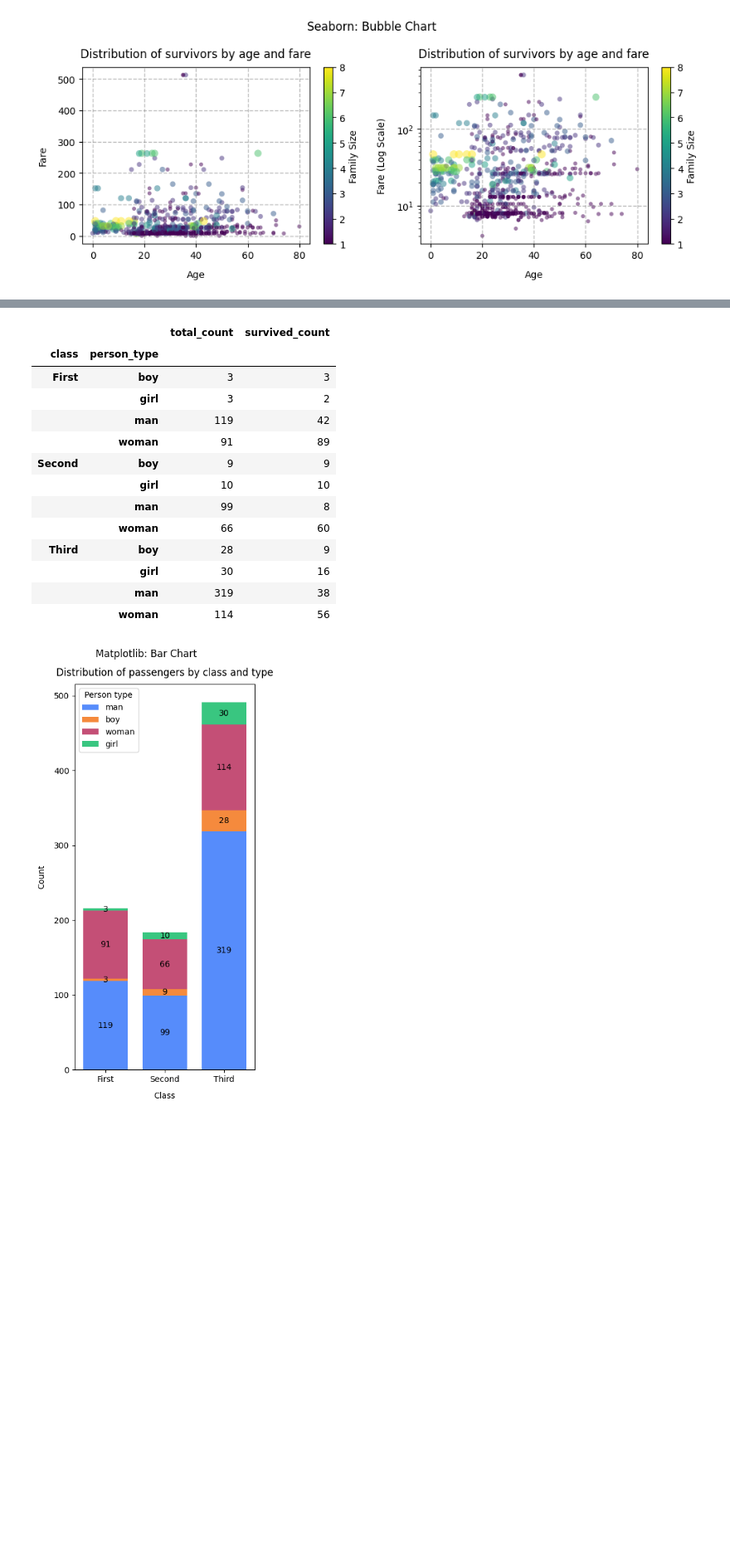
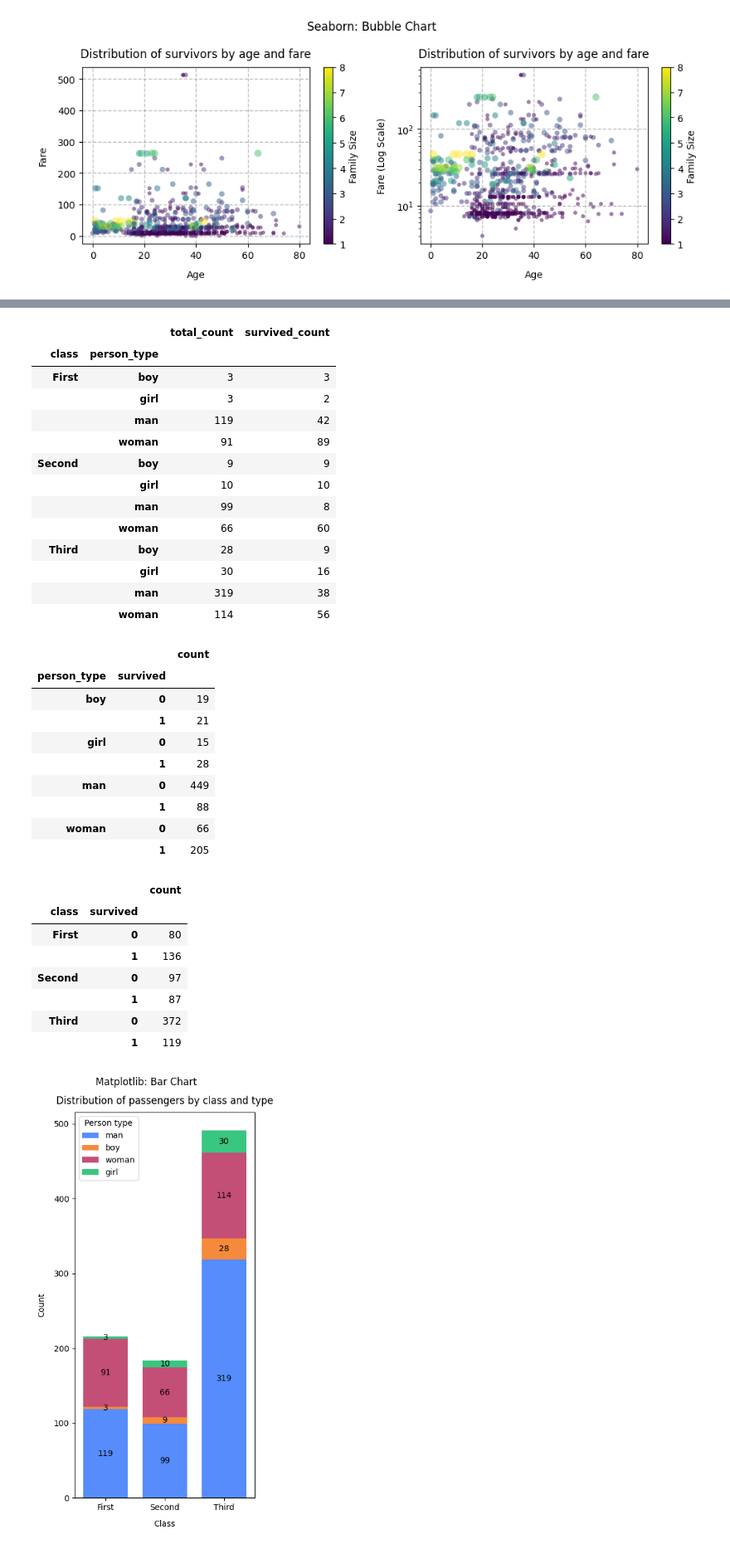
Before and after one commit to BogdanPinchuk/DataScience-PBY_HW8, a Jupyter notebook: Bohdan_Pinchuk_DS_HW8.ipynb, the cells around one changed output, grey strips where cells are left out. Shown at 83% size. Drawn from its saved outputs; the diff is of its cells as text; code cells hidden in the pictures; blank space fills up the shorter version.

```diff
--- a/Bohdan_Pinchuk_DS_HW8.ipynb
+++ b/Bohdan_Pinchuk_DS_HW8.ipynb
@@ -1009,8 +1009,6 @@ data_swscf[person_type_col_name] = data_swscf.apply(
     lambda df_row: get_person_types(df_row[sex_col_name], df_row[who_col_name]), axis=1)
 
 # Grouped data
-# grouped_swscf_person_type = data_swscf.groupby([person_type_col_name, class_col_name]).size().to_frame(name='count')
-# grouped_swscf_class = data_swscf.groupby([class_col_name, person_type_col_name]).size().to_frame(name='count')
 grouped_swscf_person_type = data_swscf.groupby([person_type_col_name, class_col_name]).agg(
     total_count=(survived_col_name, 'size'),
     survived_count=(survived_col_name, 'sum')
@@ -1019,39 +1017,62 @@ grouped_swscf_class = data_swscf.groupby([class_col_name, person_type_col_name])
     total_count=(survived_col_name, 'size'),
     survived_count=(survived_col_name, 'sum')
 )
+grouped_swscf_survived_person = data_swscf.groupby([person_type_col_name, survived_col_name]).size().to_frame(
+    name='count')
+grouped_swscf_survived_class = data_swscf.groupby([class_col_name, survived_col_name]).size().to_frame(name='count')
 
 # display(data_swscf)
 display(grouped_swscf_person_type)
 display(grouped_swscf_class)
+display(grouped_swscf_survived_person)
+display(grouped_swscf_survived_class)
 # %% [output]
 |  |  | total_count | survived_count |
 | person_type | class |  |  |
 | boy | First | 3 | 3 |
 |  | Second | 9 | 9 |
 |  | Third | 28 | 9 |
 | girl | First | 3 | 2 |
 |  | Second | 10 | 10 |
 |  | Third | 30 | 16 |
 | man | First | 119 | 42 |
 |  | Second | 99 | 8 |
 |  | Third | 319 | 38 |
 | woman | First | 91 | 89 |
 |  | Second | 66 | 60 |
 |  | Third | 114 | 56 |
 |  |  | total_count | survived_count |
 | class | person_type |  |  |
 | First | boy | 3 | 3 |
 |  | girl | 3 | 2 |
 |  | man | 119 | 42 |
 |  | woman | 91 | 89 |
 | Second | boy | 9 | 9 |
 |  | girl | 10 | 10 |
 |  | man | 99 | 8 |
 |  | woman | 66 | 60 |
 | Third | boy | 28 | 9 |
 |  | girl | 30 | 16 |
 |  | man | 319 | 38 |
 |  | woman | 114 | 56 |
+|  |  | count |
+| person_type | survived |  |
+| boy | 0 | 19 |
+|  | 1 | 21 |
+| girl | 0 | 15 |
+|  | 1 | 28 |
+| man | 0 | 449 |
+|  | 1 | 88 |
+| woman | 0 | 66 |
+|  | 1 | 205 |
+|  |  | count |
+| class | survived |  |
+| First | 0 | 80 |
+|  | 1 | 136 |
+| Second | 0 | 97 |
+|  | 1 | 87 |
+| Third | 0 | 372 |
+|  | 1 | 119 |
 # %%
 # Graphic results - Bar Chart - Matplotlib
 
```
Also changed, not shown: parts of 1 cell of this notebook.
